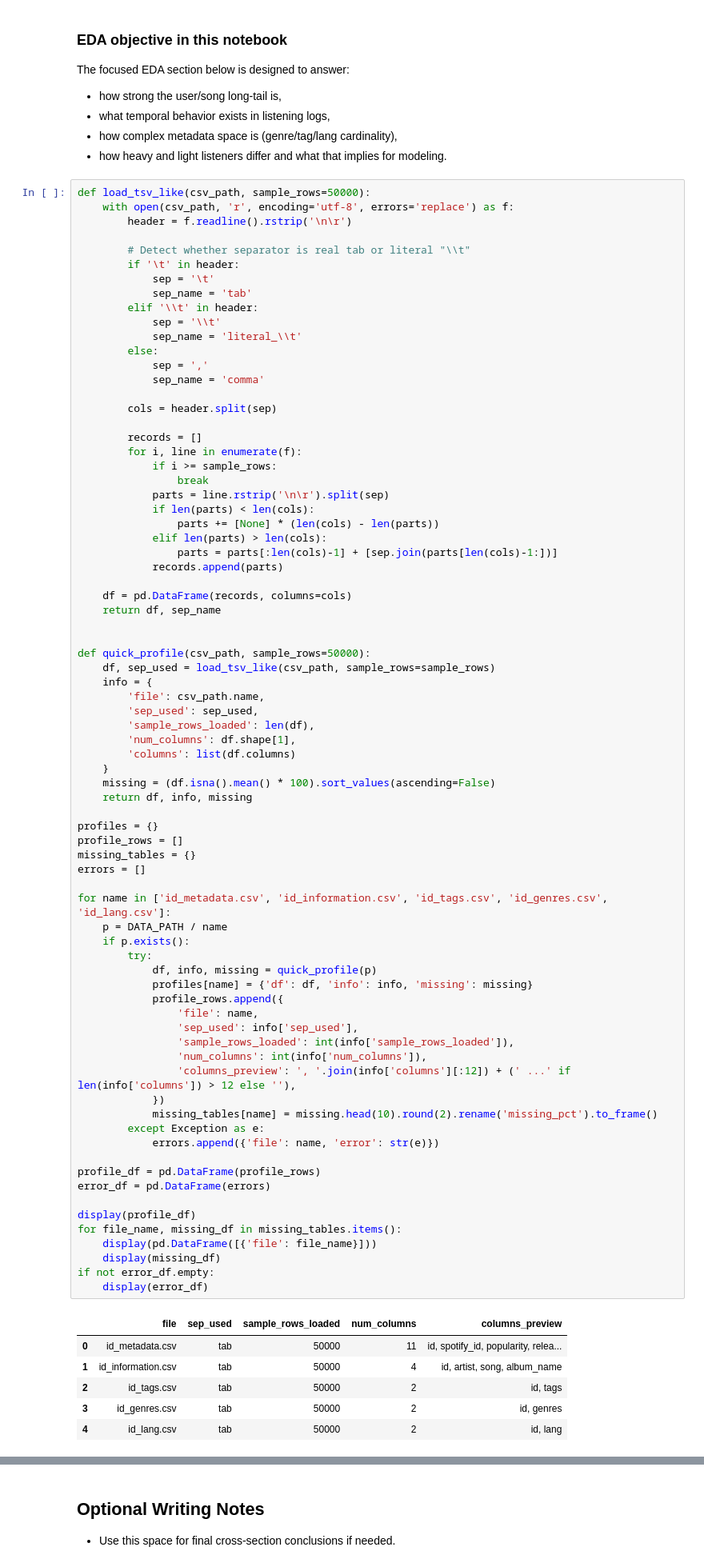
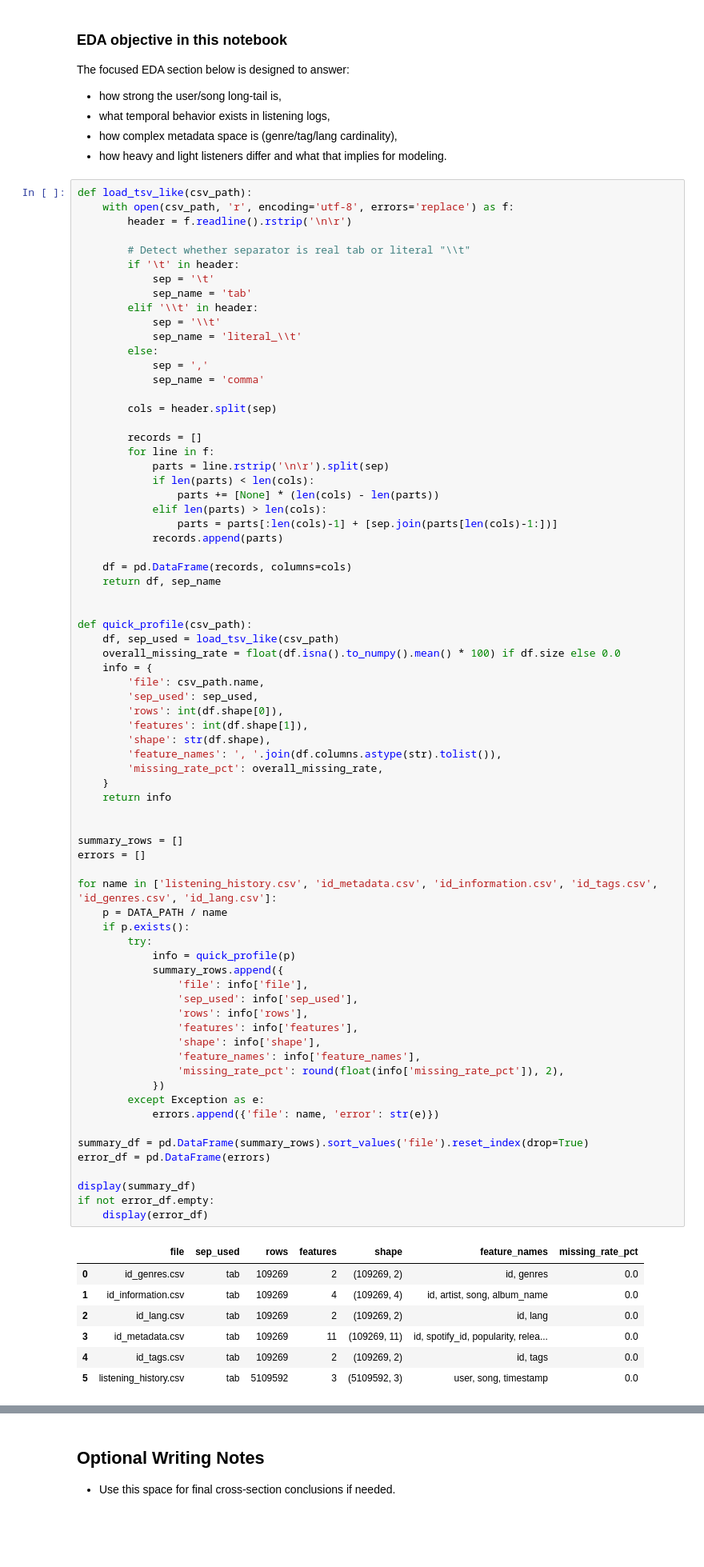
Before and after one commit to J-hjr/Gen4Rec, a Jupyter notebook: notebooks/music4all_data_check.ipynb, the cells around one changed output, grey strips where cells are left out. Shown at 80% size. Drawn from its saved outputs; the diff is of its cells as text; blank space fills up the shorter version.

```diff
--- a/notebooks/music4all_data_check.ipynb
+++ b/notebooks/music4all_data_check.ipynb
@@ -253,7 +253,7 @@ The focused EDA section below is designed to answer:
 - how complex metadata space is (genre/tag/lang cardinality),
 - how heavy and light listeners differ and what that implies for modeling.
 # %%
-def load_tsv_like(csv_path, sample_rows=50000):
+def load_tsv_like(csv_path):
     with open(csv_path, 'r', encoding='utf-8', errors='replace') as f:
         header = f.readline().rstrip('\n\r')
 
@@ -271,67 +271,64 @@ def load_tsv_like(csv_path, sample_rows=50000):
         cols = header.split(sep)
 
         records = []
-        for i, line in enumerate(f):
-            if i >= sample_rows:
-                break
+        for line in f:
             parts = line.rstrip('\n\r').split(sep)
             if len(parts) < len(cols):
                 parts += [None] * (len(cols) - len(parts))
             elif len(parts) > len(cols):
                 parts = parts[:len(cols)-1] + [sep.join(parts[len(cols)-1:])]
             records.append(parts)
 
     df = pd.DataFrame(records, columns=cols)
     return df, sep_name
 
 
-def quick_profile(csv_path, sample_rows=50000):
-    df, sep_used = load_tsv_like(csv_path, sample_rows=sample_rows)
+def quick_profile(csv_path):
+    df, sep_used = load_tsv_like(csv_path)
+    overall_missing_rate = float(df.isna().to_numpy().mean() * 100) if df.size else 0.0
     info = {
         'file': csv_path.name,
         'sep_used': sep_used,
-        'sample_rows_loaded': len(df),
-        'num_columns': df.shape[1],
-        'columns': list(df.columns)
+        'rows': int(df.shape[0]),
+        'features': int(df.shape[1]),
+        'shape': str(df.shape),
+        'feature_names': ', '.join(df.columns.astype(str).tolist()),
+        'missing_rate_pct': overall_missing_rate,
     }
-    missing = (df.isna().mean() * 100).sort_values(ascending=False)
-    return df, info, missing
+    return info
 
-profiles = {}
-profile_rows = []
-missing_tables = {}
+
+summary_rows = []
 errors = []
 
-for name in ['id_metadata.csv', 'id_information.csv', 'id_tags.csv', 'id_genres.csv', 'id_lang.csv']:
+for name in ['listening_history.csv', 'id_metadata.csv', 'id_information.csv', 'id_tags.csv', 'id_genres.csv', 'id_lang.csv']:
     p = DATA_PATH / name
     if p.exists():
         try:
-            df, info, missing = quick_profile(p)
-            profiles[name] = {'df': df, 'info': info, 'missing': missing}
-            profile_rows.append({
-                'file': name,
+            info = quick_profile(p)
+            summary_rows.append({
+                'file': info['file'],
                 'sep_used': info['sep_used'],
-                'sample_rows_loaded': int(info['sample_rows_loaded']),
-                'num_columns': int(info['num_columns']),
-                'columns_preview': ', '.join(info['columns'][:12]) + (' ...' if len(info['columns']) > 12 else ''),
+                'rows': info['rows'],
+                'features': info['features'],
+                'shape': info['shape'],
+                'feature_names': info['feature_names'],
+                'missing_rate_pct': round(float(info['missing_rate_pct']), 2),
             })
-            missing_tables[name] = missing.head(10).round(2).rename('missing_pct').to_frame()
         except Exception as e:
             errors.append({'file': name, 'error': str(e)})
 
-profile_df = pd.DataFrame(profile_rows)
+summary_df = pd.DataFrame(summary_rows).sort_values('file').reset_index(drop=True)
 error_df = pd.DataFrame(errors)
 
-display(profile_df)
-for file_name, missing_df in missing_tables.items():
-    display(pd.DataFrame([{'file': file_name}]))
-    display(missing_df)
+display(summary_df)
 if not error_df.empty:
     display(error_df)
 # %% [output]
-|  | file | sep_used | sample_rows_loaded | num_columns | columns_preview |
-| 0 | id_metadata.csv | tab | 50000 | 11 | id, spotify_id, popularity, relea... |
-| 1 | id_information.csv | tab | 50000 | 4 | id, artist, song, album_name |
-| 2 | id_tags.csv | tab | 50000 | 2 | id, tags |
-| 3 | id_genres.csv | tab | 50000 | 2 | id, genres |
-| 4 | id_lang.csv | tab | 50000 | 2 | id, lang |
+|  | file | sep_used | rows | features | shape | feature_names | missing_rate_pct |
+| 0 | id_genres.csv | tab | 109269 | 2 | (109269, 2) | id, genres | 0.0 |
+| 1 | id_information.csv | tab | 109269 | 4 | (109269, 4) | id, artist, song, album_name | 0.0 |
+| 2 | id_lang.csv | tab | 109269 | 2 | (109269, 2) | id, lang | 0.0 |
+| 3 | id_metadata.csv | tab | 109269 | 11 | (109269, 11) | id, spotify_id, popularity, relea... | 0.0 |
+| 4 | id_tags.csv | tab | 109269 | 2 | (109269, 2) | id, tags | 0.0 |
+| 5 | listening_history.csv | tab | 5109592 | 3 | (5109592, 3) | user, song, timestamp | 0.0 |
```
Also changed, not shown: parts of 9 cells of this notebook.
